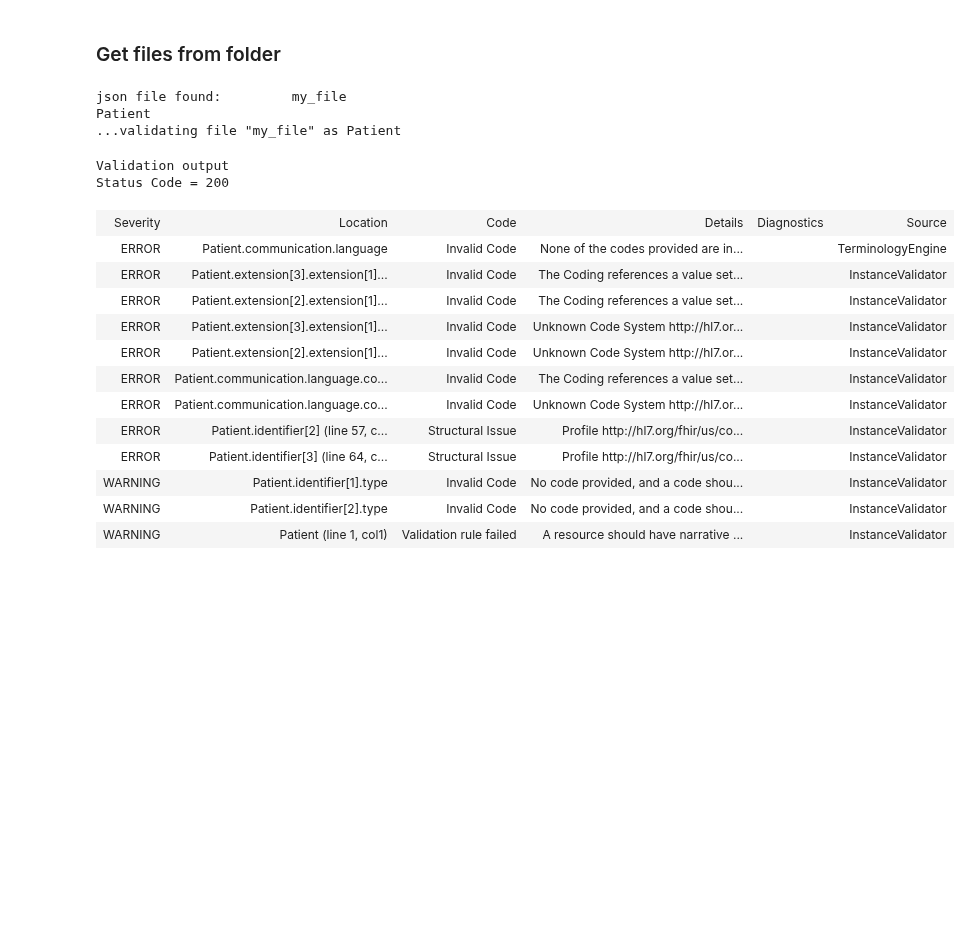
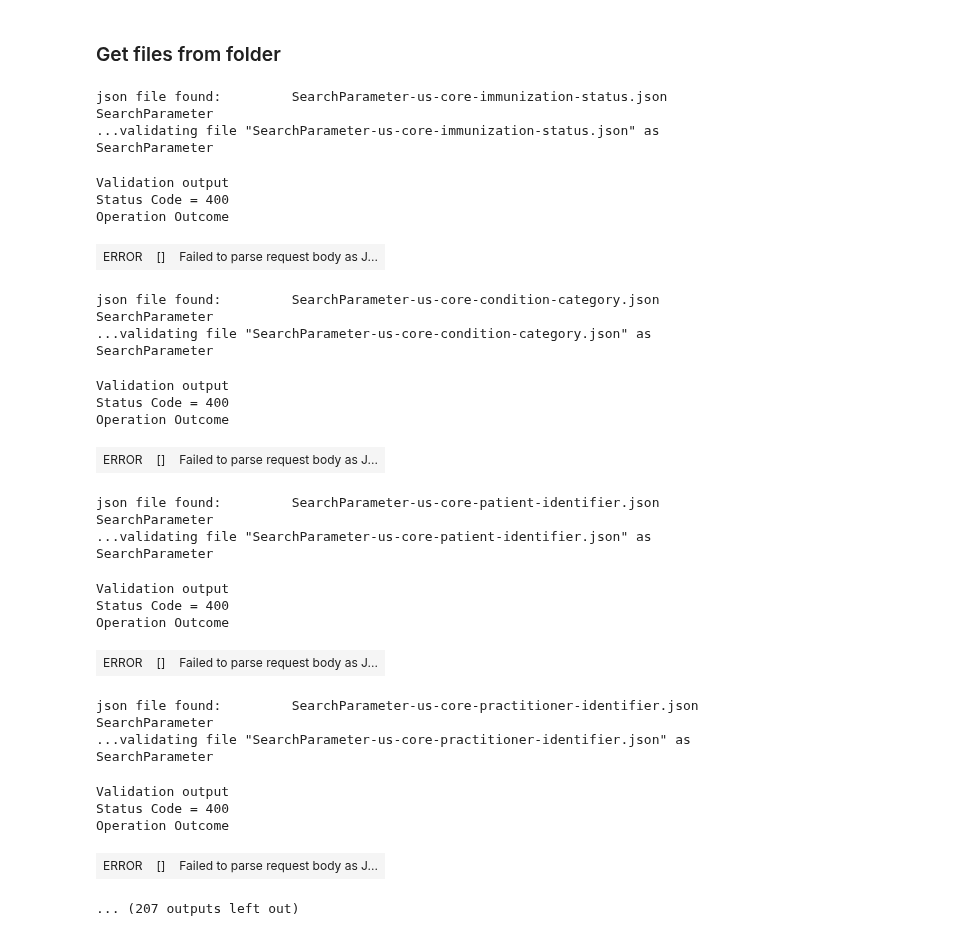
Before and after one commit to Healthedata1/MyNotebooks, a Jupyter notebook: Validator_Tools/validate file.ipynb, the cells around one changed output. Drawn from its saved outputs; the diff is of its cells as text; code cells hidden in the pictures; blank space fills up the shorter version.

```diff
--- a/Validator_Tools/validate file.ipynb
+++ b/Validator_Tools/validate file.ipynb
@@ -18,11 +18,16 @@ from IPython.display import display, Markdown, HTML
 #in_path = '/Users/ehaas/Documents/FHIR/Argo-Questionnaire/source/examples/'  # <=== append backslash
 #in_path = '/Users/ehaas/Documents/Python/MyNotebooks/unbundle_save/'
 #in_path = '/Users/ehaas/Documents/FHIR/synthea/output/fhir/'
-in_path ='./'
+#in_path = '/Users/ehaas/Documents/FHIR/US-Core-R4/source/resources/'
+in_path = '/Users/ehaas/.fhir/packages/hl7.fhir.us.core#dev/package/'
+     /Users/ehaas/.fhir/packages/hl7.fhir.us.core#dev/package/SearchParameter-us-core-observation-status.json
+#in_path ='./'
 
 #f_name = 'discharge-summary-note'
 #f_name = 'Denisse335_Stracke611_e760e08d-a0ff-4cd7-83c0-36b27dae6ec3'
 f_name = 'my_file'
+
+type = 'searchparameter'
 # %%
 def open_file(f_name): # get files
     with open(f'{in_path}{f_name}',encoding='utf-8', errors='ignore') as f:
@@ -33,7 +38,10 @@ def validate(r):
     #fhir_test_server = 'http://fhirtest.uhn.ca/baseDstu3'
     #fhir_test_server = 'http://test.fhir.org/r3'
     #fhir_test_server = 'http://test.fhir.org/r4'
-    fhir_test_server ='http://wildfhir4.aegis.net/fhir4-0-0'
+    #fhir_test_server ='http://wildfhir4.aegis.net/fhir4-0-0'
+    #fhir_test_server ='http://wildfhir4.aegis.net/fhir4-0-0'
+    fhir_test_server ='http://hapi.fhir.org/baseR4'
+
 
     headers = {
     'Accept':'application/fhir+json',
@@ -54,39 +62,52 @@ def validate(r):
 # %%
 for file in os.listdir(in_path):
 
-        #if file.endswith(".json"):
-        if file == f_name:
+        if type in file.lower() and file.endswith(".json"):
+        #if file == f_name:
             print("json file found:\t", file)
             r = open_file(file)
 
             try:
                 print(loads(r)['resourceType'])
                 # print(r)
 
 
                 print(f'...validating file \"{file}\" as {loads(r)["resourceType"]}')
 
                 r = validate(r)
 
                 if r.status_code < 300:
+                    print("OK")
+                else:
                     display(HTML(f'<h1>Validation output</h1><h3>Status Code = {r.status_code}</h3> {r.json()["text"]["div"]}'))
             except Exception as e: print(e)
 # %% [output]
-json file found:         my_file
-Patient
-...validating file "my_file" as Patient
+json file found:         SearchParameter-us-core-immunization-status.json
+SearchParameter
+...validating file "SearchParameter-us-core-immunization-status.json" as SearchParameter
 Validation output
-Status Code = 200
+Status Code = 400
+Operation Outcome
-| Severity | Location | Code | Details | Diagnostics | Source |
-| ERROR | Patient.communication.language | Invalid Code | None of the codes provided are in... |  | TerminologyEngine |
-| ERROR | Patient.extension[3].extension[1]... | Invalid Code | The Coding references a value set... |  | InstanceValidator |
-| ERROR | Patient.extension[2].extension[1]... | Invalid Code | The Coding references a value set... |  | InstanceValidator |
-| ERROR | Patient.extension[3].extension[1]... | Invalid Code | Unknown Code System http://hl7.or... |  | InstanceValidator |
-| ERROR | Patient.extension[2].extension[1]... | Invalid Code | Unknown Code System http://hl7.or... |  | InstanceValidator |
-| ERROR | Patient.communication.language.co... | Invalid Code | The Coding references a value set... |  | InstanceValidator |
-| ERROR | Patient.communication.language.co... | Invalid Code | Unknown Code System http://hl7.or... |  | InstanceValidator |
-| ERROR | Patient.identifier[2] (line 57, c... | Structural Issue | Profile http://hl7.org/fhir/us/co... |  | InstanceValidator |
-| ERROR | Patient.identifier[3] (line 64, c... | Structural Issue | Profile http://hl7.org/fhir/us/co... |  | InstanceValidator |
-| WARNING | Patient.identifier[1].type | Invalid Code | No code provided, and a code shou... |  | InstanceValidator |
-| WARNING | Patient.identifier[2].type | Invalid Code | No code provided, and a code shou... |  | InstanceValidator |
-| WARNING | Patient (line 1, col1) | Validation rule failed | A resource should have narrative ... |  | InstanceValidator |
+| ERROR | [] | Failed to parse request body as J... |
+json file found:         SearchParameter-us-core-condition-category.json
+SearchParameter
+...validating file "SearchParameter-us-core-condition-category.json" as SearchParameter
+Validation output
+Status Code = 400
+Operation Outcome
+| ERROR | [] | Failed to parse request body as J... |
+json file found:         SearchParameter-us-core-patient-identifier.json
+SearchParameter
+...validating file "SearchParameter-us-core-patient-identifier.json" as SearchParameter
+Validation output
+Status Code = 400
+Operation Outcome
+| ERROR | [] | Failed to parse request body as J... |
+json file found:         SearchParameter-us-core-practitioner-identifier.json
+SearchParameter
+...validating file "SearchParameter-us-core-practitioner-identifier.json" as SearchParameter
+Validation output
+Status Code = 400
+Operation Outcome
+| ERROR | [] | Failed to parse request body as J... |
+... (207 outputs left out)
```
